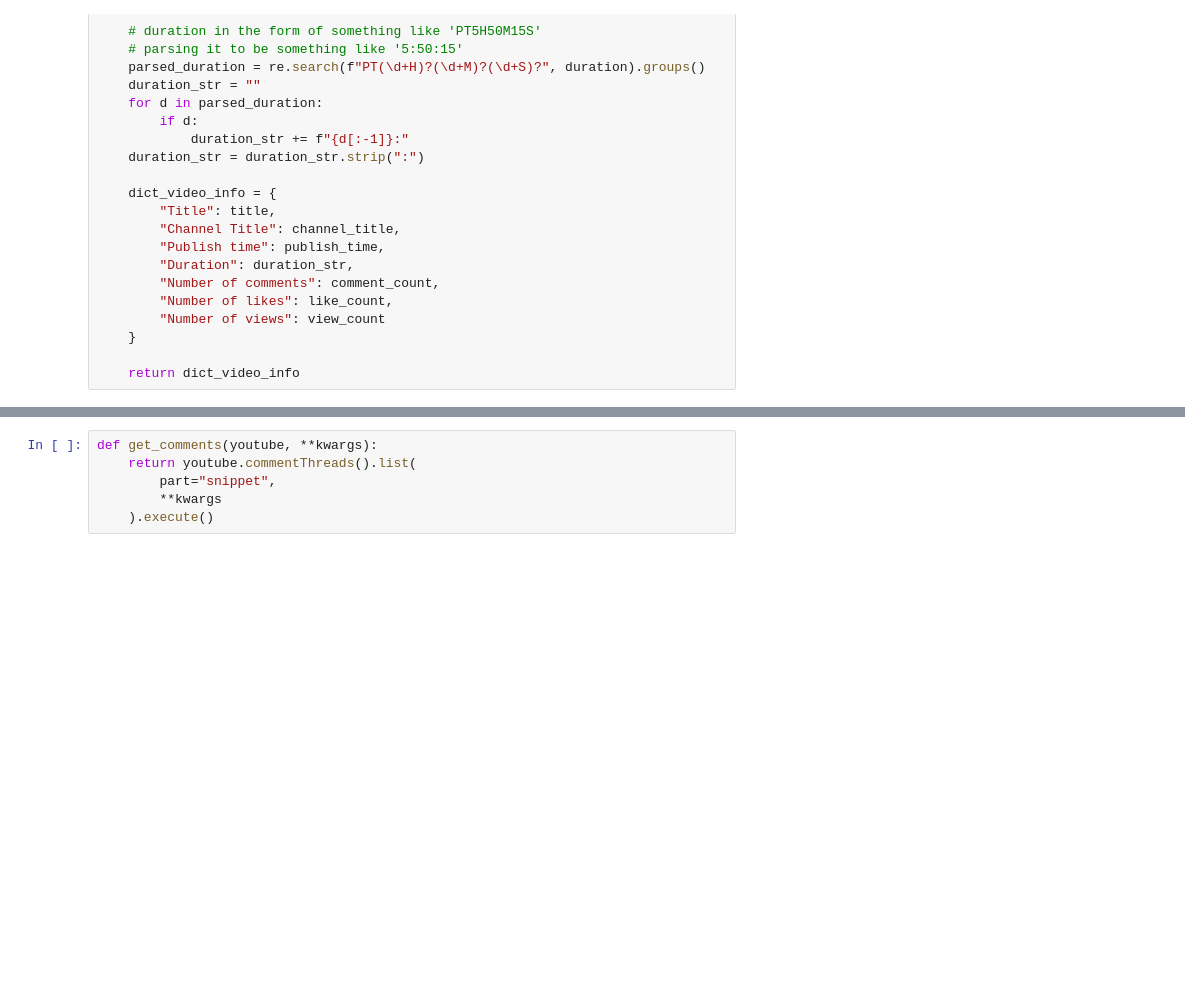
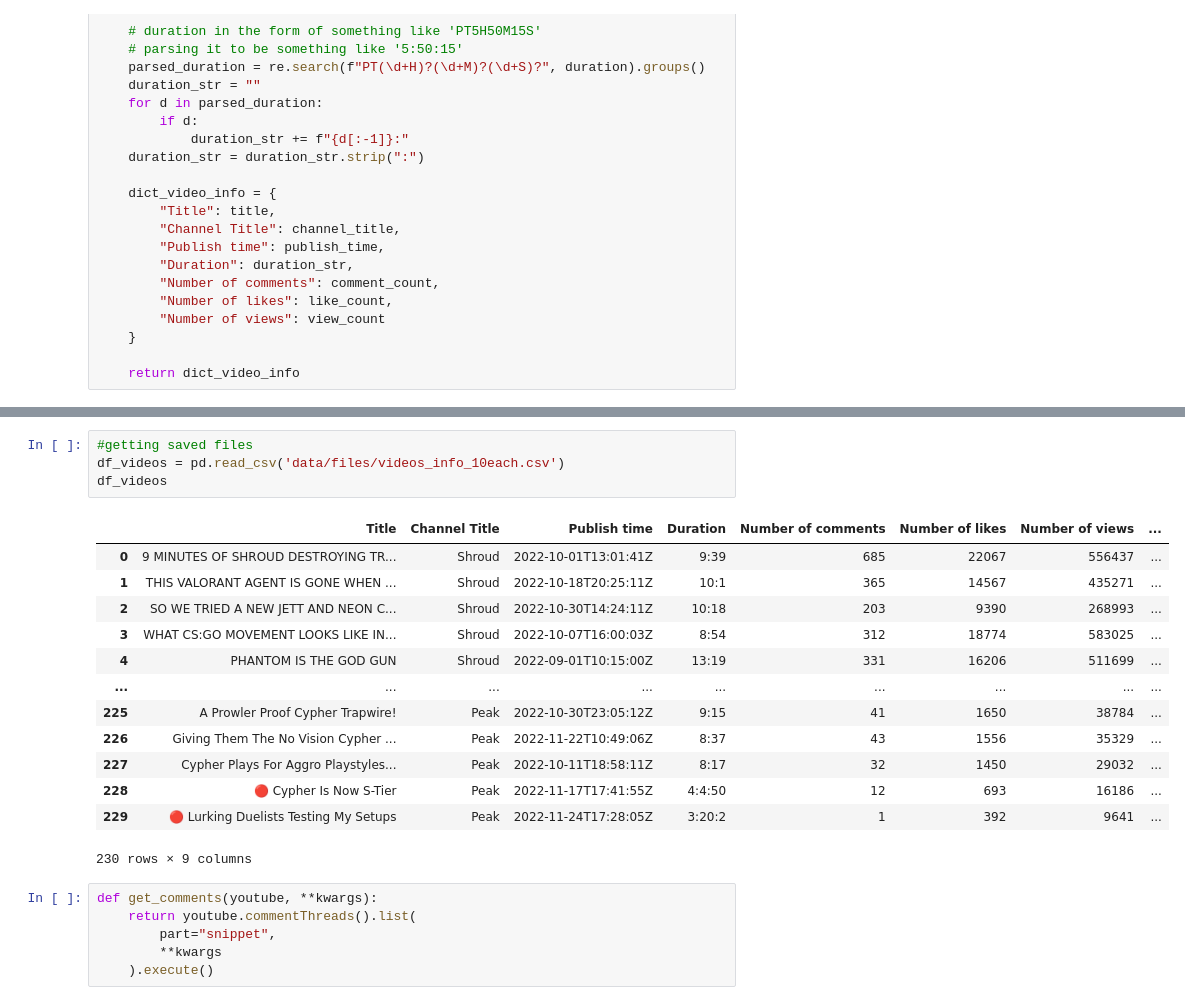
Before and after one commit to amira-bendjama/VALORANT-COMMENTS, a Jupyter notebook: DSCI511 - VALORANT.ipynb, the cells around one changed output, grey strips where cells are left out. Saved outputs shown, nothing was run; the diff lists cells and outputs as text; blank space fills up the shorter version.

```diff
--- a/DSCI511 - VALORANT.ipynb
+++ b/DSCI511 - VALORANT.ipynb
@@ -297,3 +303,21 @@ df_videos
+# %%
+#getting saved files
+df_videos = pd.read_csv('data/files/videos_info_10each.csv')
+df_videos
+# %% [output]
+|  | Title | Channel Title | Publish time | Duration | Number of comments | Number of likes | Number of views | ... |
+| 0 | 9 MINUTES OF SHROUD DESTROYING TR... | Shroud | 2022-10-01T13:01:41Z | 9:39 | 685 | 22067 | 556437 | ... |
+| 1 | THIS VALORANT AGENT IS GONE WHEN ... | Shroud | 2022-10-18T20:25:11Z | 10:1 | 365 | 14567 | 435271 | ... |
+| 2 | SO WE TRIED A NEW JETT AND NEON C... | Shroud | 2022-10-30T14:24:11Z | 10:18 | 203 | 9390 | 268993 | ... |
+| 3 | WHAT CS:GO MOVEMENT LOOKS LIKE IN... | Shroud | 2022-10-07T16:00:03Z | 8:54 | 312 | 18774 | 583025 | ... |
+| 4 | PHANTOM IS THE GOD GUN | Shroud | 2022-09-01T10:15:00Z | 13:19 | 331 | 16206 | 511699 | ... |
+| ... | ... | ... | ... | ... | ... | ... | ... | ... |
+| 225 | A Prowler Proof Cypher Trapwire! | Peak | 2022-10-30T23:05:12Z | 9:15 | 41 | 1650 | 38784 | ... |
+| 226 | Giving Them The No Vision Cypher ... | Peak | 2022-11-22T10:49:06Z | 8:37 | 43 | 1556 | 35329 | ... |
+| 227 | Cypher Plays For Aggro Playstyles... | Peak | 2022-10-11T18:58:11Z | 8:17 | 32 | 1450 | 29032 | ... |
+| 228 | 🔴 Cypher Is Now S-Tier | Peak | 2022-11-17T17:41:55Z | 4:4:50 | 12 | 693 | 16186 | ... |
+| 229 | 🔴 Lurking Duelists Testing My Setups | Peak | 2022-11-24T17:28:05Z | 3:20:2 | 1 | 392 | 9641 | ... |
+230 rows × 9 columns
 # %%
 def get_comments(youtube, **kwargs):
     return youtube.commentThreads().list(
```
Also changed, not shown: parts of 25 cells of this notebook, 5 other files.
